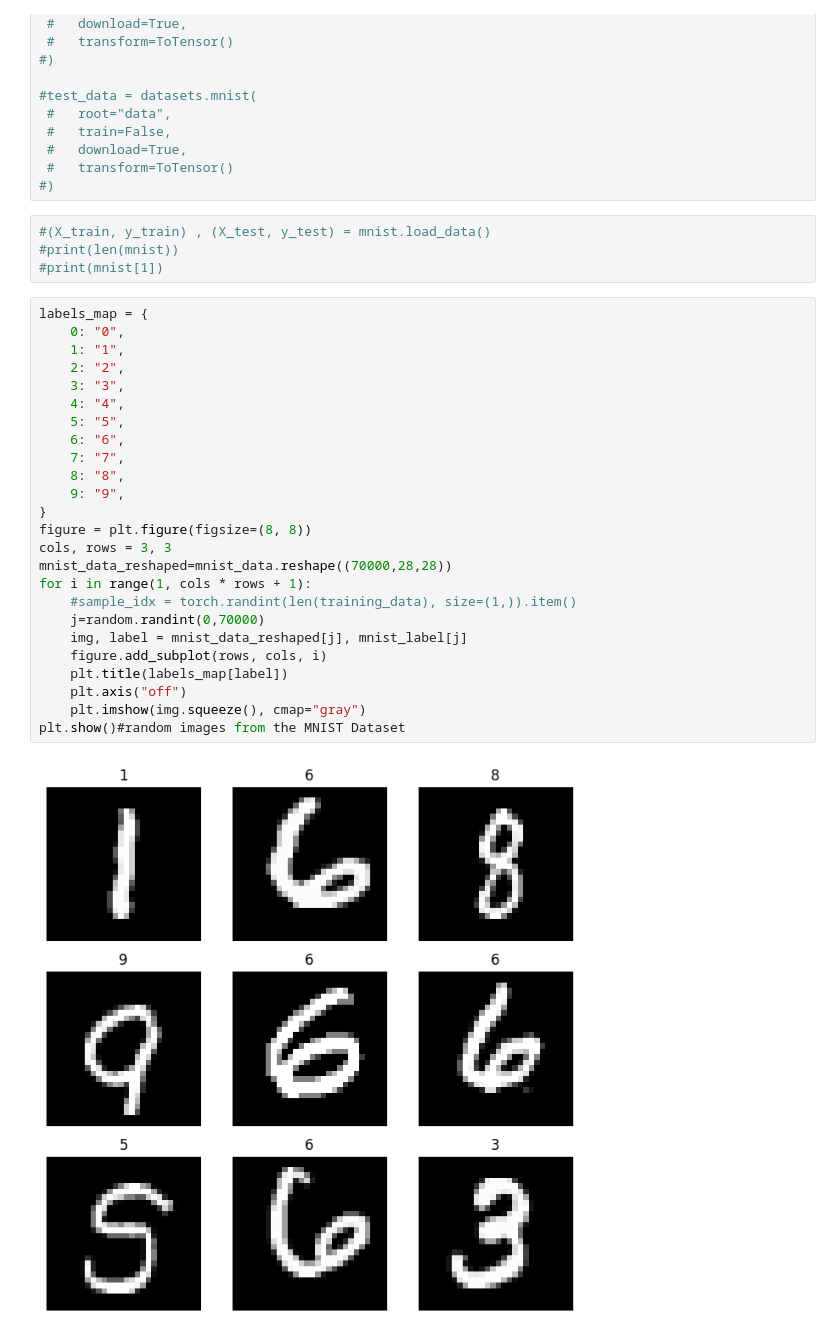
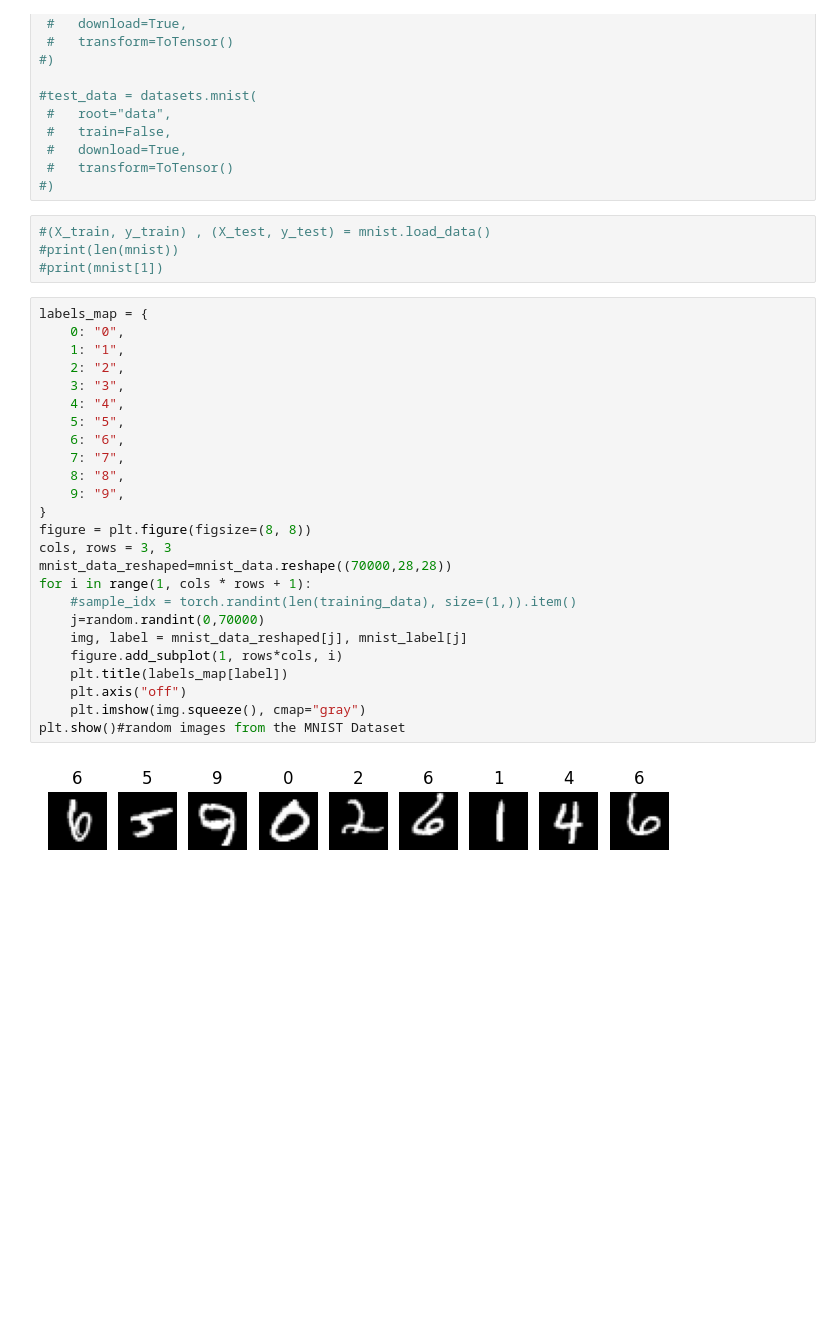
Before and after one commit to ArohanH/WIDS-2K23, a Jupyter notebook: Week1/Untitled.ipynb, the cells around one changed output. Saved outputs shown, nothing was run; the diff lists cells and outputs as text; blank space fills up the shorter version.

Commit message:
Week1TaskCompleted-CNNforMNIST

```diff
--- a/Week1/Untitled.ipynb
+++ b/Week1/Untitled.ipynb
@@ -31,36 +32,36 @@ import random
  #   download=True,
  #   transform=ToTensor()
 #)
-# %%
-#(X_train, y_train) , (X_test, y_test) = mnist.load_data()
-#print(len(mnist))
-#print(mnist[1])
+# %%
+#(X_train, y_train) , (X_test, y_test) = mnist.load_data()
+#print(len(mnist))
+#print(mnist[1])
 # %%
 labels_map = {
     0: "0",
     1: "1",
     2: "2",
     3: "3",
     4: "4",
     5: "5",
     6: "6",
     7: "7",
     8: "8",
     9: "9",
 }
 figure = plt.figure(figsize=(8, 8))
 cols, rows = 3, 3
 mnist_data_reshaped=mnist_data.reshape((70000,28,28))
 for i in range(1, cols * rows + 1):
     #sample_idx = torch.randint(len(training_data), size=(1,)).item()
     j=random.randint(0,70000)
     img, label = mnist_data_reshaped[j], mnist_label[j]
-    figure.add_subplot(rows, cols, i)
+    figure.add_subplot(1, rows*cols, i)
     plt.title(labels_map[label])
     plt.axis("off")
     plt.imshow(img.squeeze(), cmap="gray")
 plt.show()#random images from the MNIST Dataset
 # %% [output]
-[figure, old version]
+[figure, new version]
 # %%
 mnist_data_normalized=mnist_data/255
```
Also changed, not shown: parts of 12 cells of this notebook.
